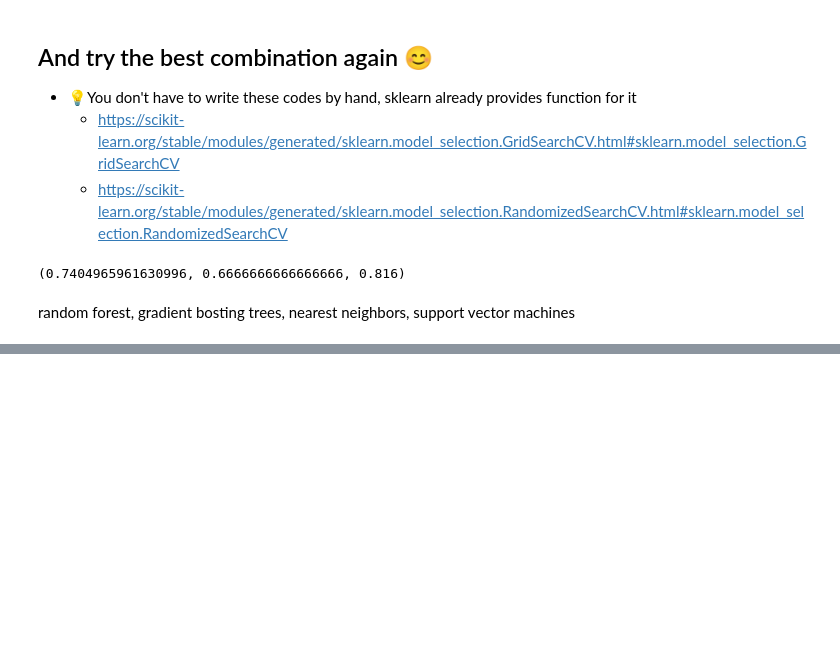
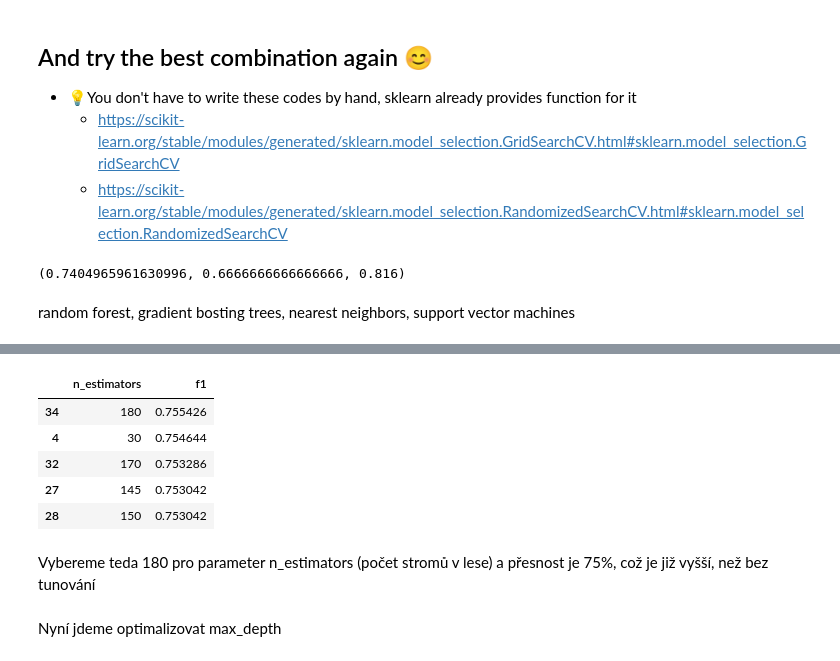
Before and after one commit to patrick11514/VSB, a Jupyter notebook: ZSU/fml_08.ipynb, the cells around one changed output, grey strips where cells are left out. Saved outputs shown, nothing was run; the diff lists cells and outputs as text; code cells hidden in the pictures; blank space fills up the shorter version.

```diff
--- a/ZSU/fml_08.ipynb
+++ b/ZSU/fml_08.ipynb
@@ -734,0 +820,13 @@ random forest, gradient bosting trees, nearest neighbors, support vector machine
+# %%
+df_res.sort_values(by='f1', ascending=False).head(5)
+# %% [output]
+|  | n_estimators | f1 |
+| 34 | 180 | 0.755426 |
+| 4 | 30 | 0.754644 |
+| 32 | 170 | 0.753286 |
+| 27 | 145 | 0.753042 |
+| 28 | 150 | 0.753042 |
+# %% [markdown]
+Vybereme teda 180 pro parameter n_estimators (počet stromů v lese) a přesnost je 75%, což je již vyšší, než bez tunování
+# %% [markdown]
+Nyní jdeme optimalizovat max_depth
```
Also changed, not shown: parts of 32 cells of this notebook.
